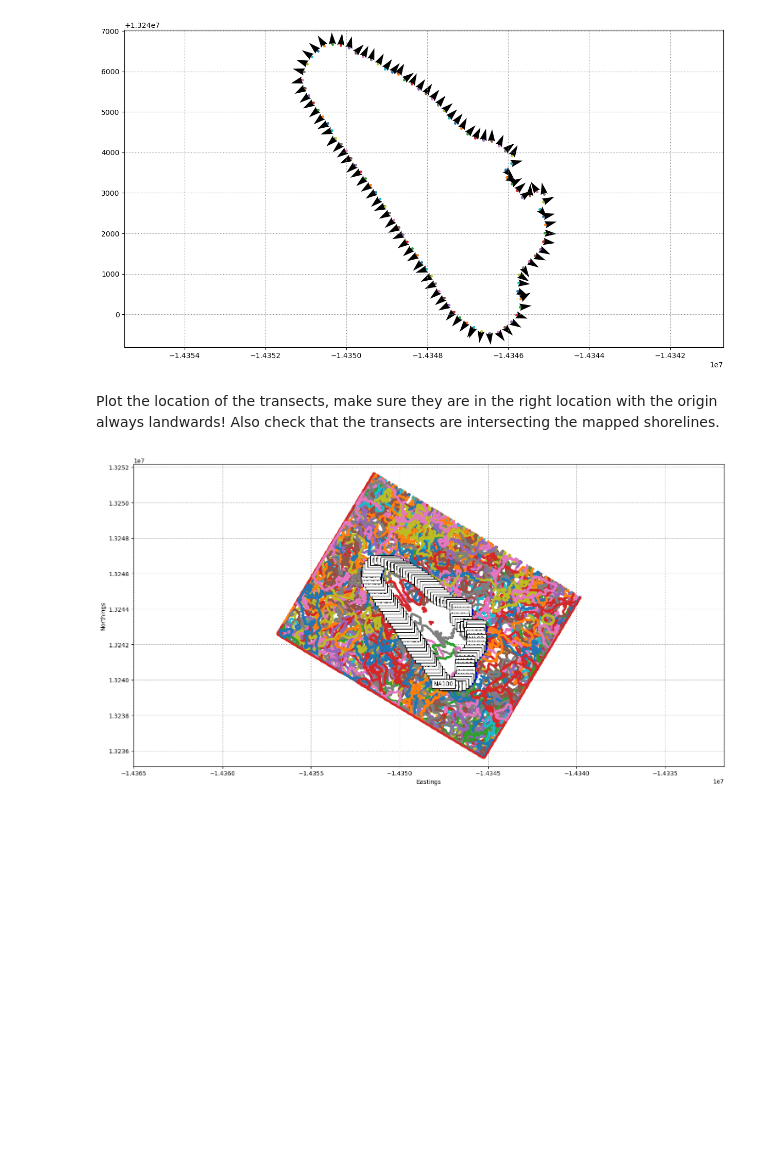
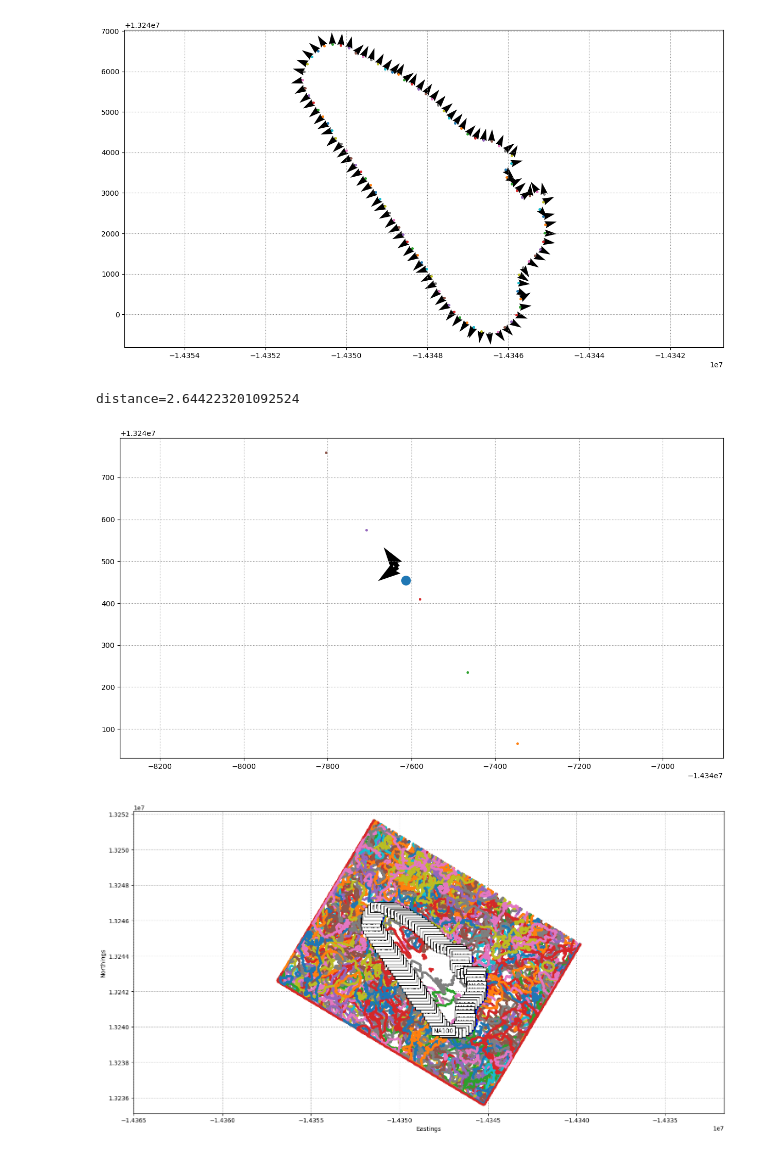
Before and after one commit to Wzesk/CoastSat, a Jupyter notebook: testing.ipynb, the cells around one changed output. Cells and saved outputs as stored; diff of their text form; code cells hidden in the pictures; blank space fills up the shorter version.

Commit message:
getting distance to nurbs curve to track change

```diff
--- a/testing.ipynb
+++ b/testing.ipynb
@@ -125,9 +122,9 @@ crv = SDS_universal_transects.fit_nurbs(shortest_shoreline,3)
 # %%
 # Set evaluation delta and generate the normals
 delta = 0.01
-curve_points,tangent_vecs = SDS_universal_transects.get_normal_vector_along_nurbs(crv, delta)
+curve_points,normals = SDS_universal_transects.get_normal_vector_along_nurbs(crv, delta)
 #create the transects as a dict (matching coastsat standards)
-transects = SDS_universal_transects.tangent_dict(curve_points,tangent_vecs,100)
+transects = SDS_universal_transects.tangent_dict(curve_points,normals,100)
 # %%
 %matplotlib inline
 fig = plt.figure(figsize=[15,8])
@@ -138,13 +135,39 @@ plt.grid(linestyle=':', color='0.5')
 # plt.plot(tan[0], tan[1], '.',ms=5)
 for i in range(len(curve_points)):
     plt.plot(curve_points[i][0], curve_points[i][1], '.',ms=5)
-    plt.quiver(curve_points[i][0], curve_points[i][1], tangents[i][0], tangents[i][1], scale=50)
+    plt.quiver(curve_points[i][0], curve_points[i][1], normals[i][0], normals[i][1], scale=50)
 
 plt.show()
 # %% [output]
 [figure]
-# %% [markdown]
-Plot the location of the transects, make sure they are in the right location with the origin always landwards! Also check that the transects are intersecting the mapped shorelines.
+# %%
+sample_point = shortest_shoreline[25]
+
+pt,pt_t = SDS_universal_transects.closest_point_on_curve(crv,0.005,sample_point)
+
+ref_plane = SDS_universal_transects.get_plane_along_nurbs(crv,pt_t)
+
+pln_coords = SDS_universal_transects.get_plane_coordinates(sample_point,ref_plane)
+
+#sample_point,ref_plane['origin'],pln_coords
+print("distance="+pln_coords[1].__str__())
+# %% [output]
+distance=2.644223201092524
+# %%
+%matplotlib inline
+fig = plt.figure(figsize=[15,8])
+plt.axis('equal')
+plt.grid(linestyle=':', color='0.5')
+plt.quiver(ref_plane['origin'][0], ref_plane['origin'][1], ref_plane['xvec'][0], ref_plane['xvec'][1], scale=25)
+plt.quiver(ref_plane['origin'][0], ref_plane['origin'][1], ref_plane['yvec'][0], ref_plane['yvec'][1], scale=25)
+
+plt.plot(sample_point[0],sample_point[1], '.',ms=25)
+for i in range(3,8):#len(curve_points)):
+    plt.plot(curve_points[i][0], curve_points[i][1], '.',ms=5)
+
+plt.show()
+# %% [output]
+[figure, added]
 # %%
 fig = plt.figure(figsize=[15,8], tight_layout=True)
 plt.axis('equal')
```
Also changed, not shown: parts of 1 cell of this notebook, 1 other file.
